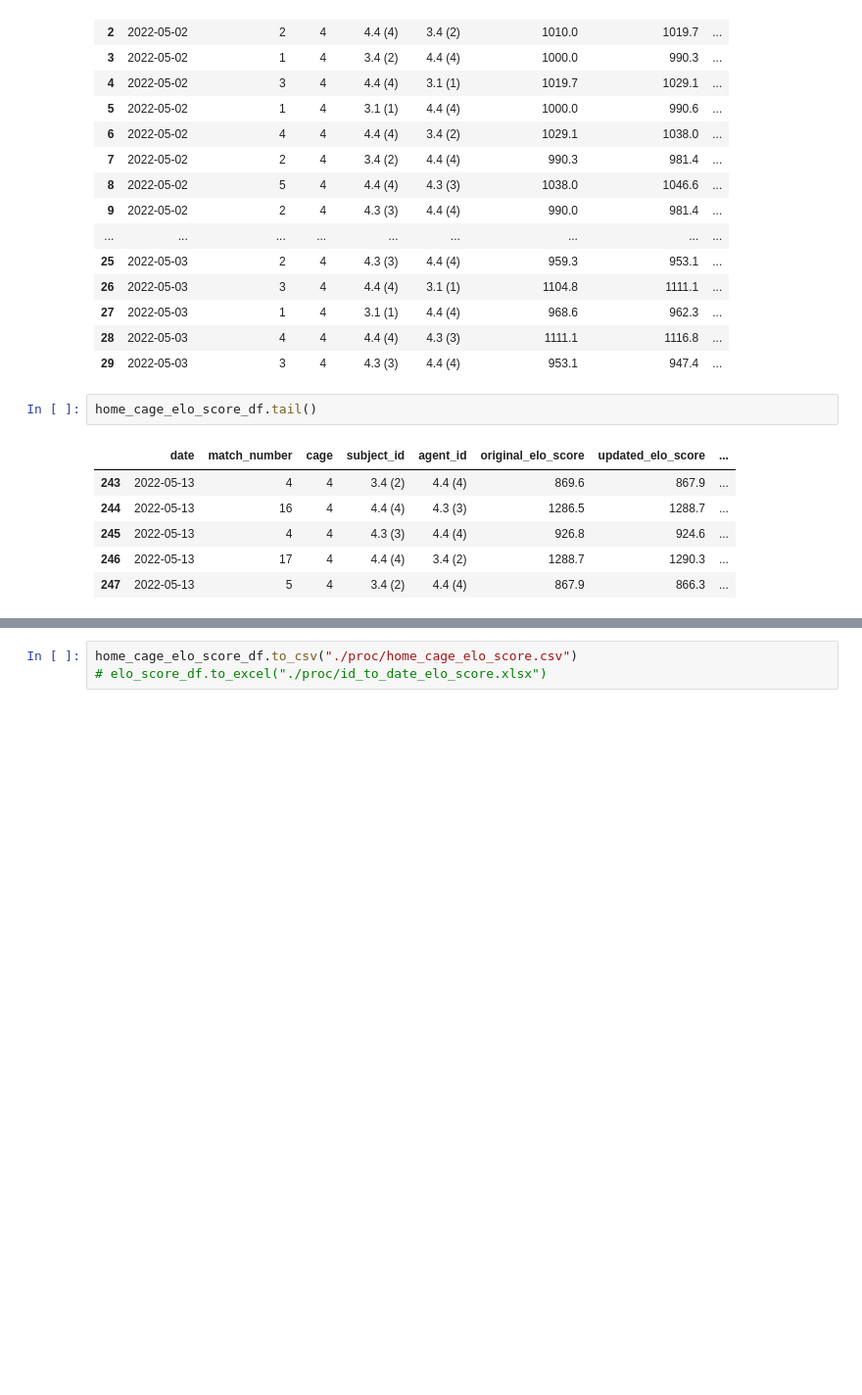
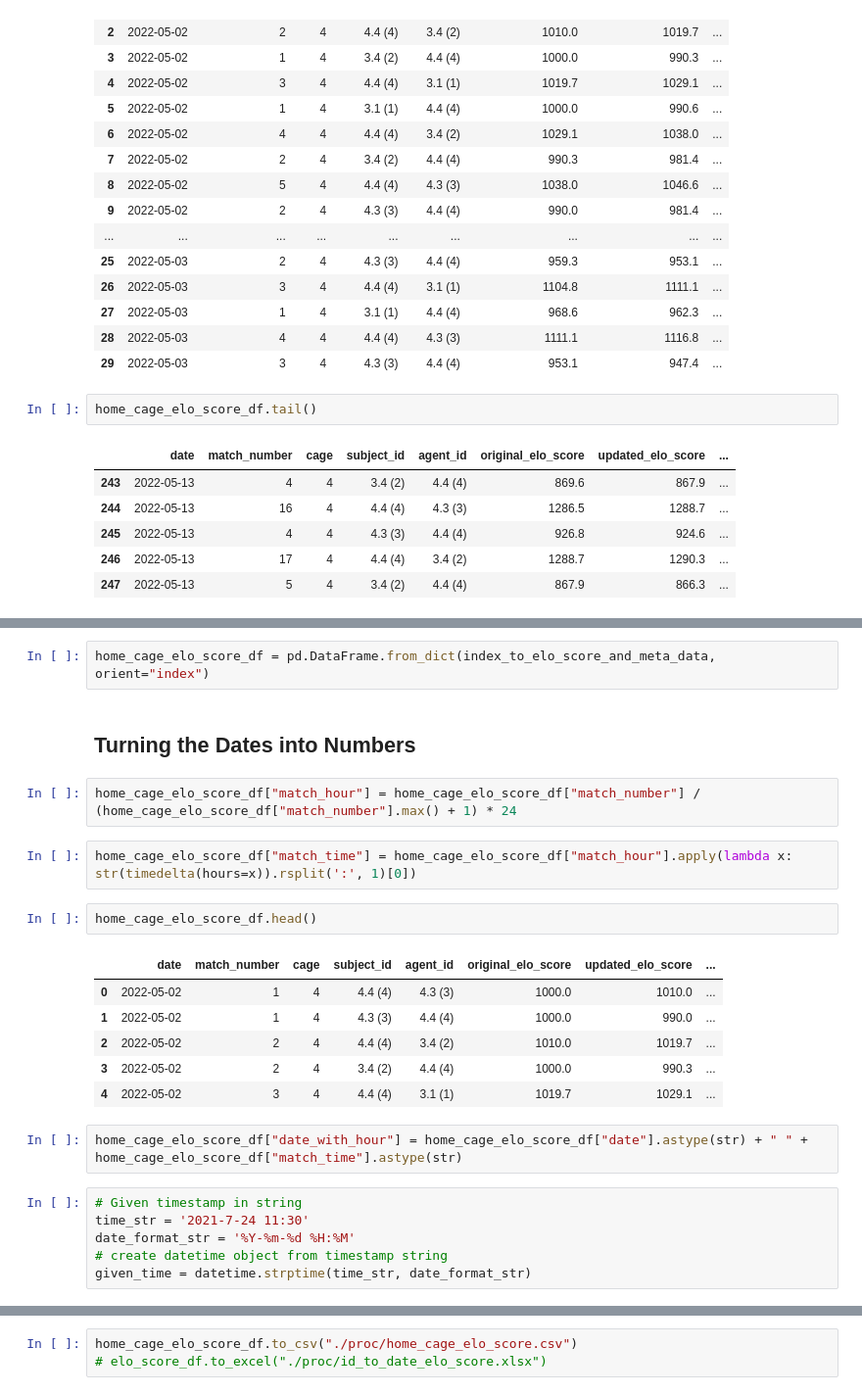
Before and after one commit to padillacoreanolab/literature_review_processing, a Jupyter notebook: results/elo_score_testing/home_cage_processing.ipynb, the cells around one changed output, grey strips where cells are left out. Shown at 98% size. Cells and saved outputs as stored; diff of their text form; blank space fills up the shorter version.

```diff
--- a/results/elo_score_testing/home_cage_processing.ipynb
+++ b/results/elo_score_testing/home_cage_processing.ipynb
@@ -319,0 +382,25 @@ home_cage_elo_score_df.tail()
+# %%
+home_cage_elo_score_df = pd.DataFrame.from_dict(index_to_elo_score_and_meta_data, orient="index")
+# %% [markdown]
+## Turning the Dates into Numbers
+# %%
+home_cage_elo_score_df["match_hour"] = home_cage_elo_score_df["match_number"] / (home_cage_elo_score_df["match_number"].max() + 1) * 24
+# %%
+home_cage_elo_score_df["match_time"] = home_cage_elo_score_df["match_hour"].apply(lambda x: str(timedelta(hours=x)).rsplit(':', 1)[0])
+# %%
+home_cage_elo_score_df.head()
+# %% [output]
+|  | date | match_number | cage | subject_id | agent_id | original_elo_score | updated_elo_score | ... |
+| 0 | 2022-05-02 | 1 | 4 | 4.4 (4) | 4.3 (3) | 1000.0 | 1010.0 | ... |
+| 1 | 2022-05-02 | 1 | 4 | 4.3 (3) | 4.4 (4) | 1000.0 | 990.0 | ... |
+| 2 | 2022-05-02 | 2 | 4 | 4.4 (4) | 3.4 (2) | 1010.0 | 1019.7 | ... |
+| 3 | 2022-05-02 | 2 | 4 | 3.4 (2) | 4.4 (4) | 1000.0 | 990.3 | ... |
+| 4 | 2022-05-02 | 3 | 4 | 4.4 (4) | 3.1 (1) | 1019.7 | 1029.1 | ... |
+# %%
+home_cage_elo_score_df["date_with_hour"] = home_cage_elo_score_df["date"].astype(str) + " " + home_cage_elo_score_df["match_time"].astype(str)
+# %%
+# Given timestamp in string
+time_str = '2021-7-24 11:30'
+date_format_str = '%Y-%m-%d %H:%M'
+# create datetime object from timestamp string
+given_time = datetime.strptime(time_str, date_format_str)
```
Also changed, not shown: parts of 13 cells of this notebook, 1 other file.
